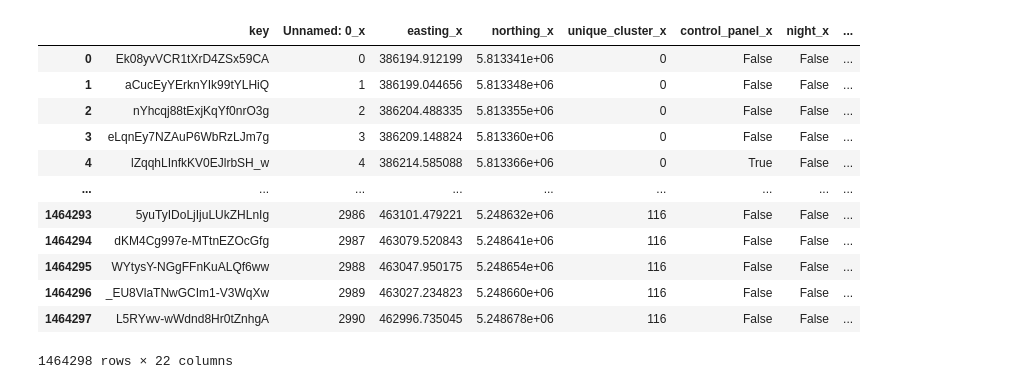
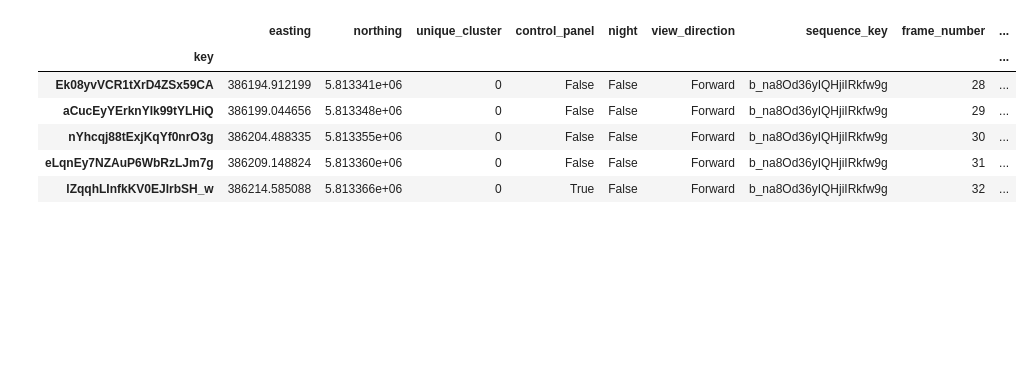
Before and after one commit to MockaWolke/SVI_Model_ToolBox, a Jupyter notebook: view_directions_sequence/analyse_data.ipynb, the cells around one changed output. Cells and saved outputs as stored; diff of their text form; code cells hidden in the pictures; blank space fills up the shorter version.

```diff
--- a/view_directions_sequence/analyse_data.ipynb
+++ b/view_directions_sequence/analyse_data.ipynb
@@ -155,16 +59,11 @@ df["Uni"]
-# %%
-df
-# %% [output]
-|  | key | Unnamed: 0_x | easting_x | northing_x | unique_cluster_x | control_panel_x | night_x | ... |
-| 0 | Ek08yvVCR1tXrD4ZSx59CA | 0 | 386194.912199 | 5.813341e+06 | 0 | False | False | ... |
-| 1 | aCucEyYErknYIk99tYLHiQ | 1 | 386199.044656 | 5.813348e+06 | 0 | False | False | ... |
-| 2 | nYhcqj88tExjKqYf0nrO3g | 2 | 386204.488335 | 5.813355e+06 | 0 | False | False | ... |
-| 3 | eLqnEy7NZAuP6WbRzLJm7g | 3 | 386209.148824 | 5.813360e+06 | 0 | False | False | ... |
-| 4 | lZqqhLInfkKV0EJlrbSH_w | 4 | 386214.585088 | 5.813366e+06 | 0 | True | False | ... |
-| ... | ... | ... | ... | ... | ... | ... | ... | ... |
-| 1464293 | 5yuTyIDoLjIjuLUkZHLnIg | 2986 | 463101.479221 | 5.248632e+06 | 116 | False | False | ... |
-| 1464294 | dKM4Cg997e-MTtnEZOcGfg | 2987 | 463079.520843 | 5.248641e+06 | 116 | False | False | ... |
-| 1464295 | WYtysY-NGgFFnKuALQf6ww | 2988 | 463047.950175 | 5.248654e+06 | 116 | False | False | ... |
-| 1464296 | _EU8VlaTNwGCIm1-V3WqXw | 2989 | 463027.234823 | 5.248660e+06 | 116 | False | False | ... |
-| 1464297 | L5RYwv-wWdnd8Hr0tZnhgA | 2990 | 462996.735045 | 5.248678e+06 | 116 | False | False | ... |
-1464298 rows × 22 columns
+# %%
+df = pd.read_feather("prelim.feather").set_index("key")
+df.head()
+# %% [output]
+|  | easting | northing | unique_cluster | control_panel | night | view_direction | sequence_key | frame_number | ... |
+| key |  |  |  |  |  |  |  |  | ... |
+| Ek08yvVCR1tXrD4ZSx59CA | 386194.912199 | 5.813341e+06 | 0 | False | False | Forward | b_na8Od36yIQHjiIRkfw9g | 28 | ... |
+| aCucEyYErknYIk99tYLHiQ | 386199.044656 | 5.813348e+06 | 0 | False | False | Forward | b_na8Od36yIQHjiIRkfw9g | 29 | ... |
+| nYhcqj88tExjKqYf0nrO3g | 386204.488335 | 5.813355e+06 | 0 | False | False | Forward | b_na8Od36yIQHjiIRkfw9g | 30 | ... |
+| eLqnEy7NZAuP6WbRzLJm7g | 386209.148824 | 5.813360e+06 | 0 | False | False | Forward | b_na8Od36yIQHjiIRkfw9g | 31 | ... |
+| lZqqhLInfkKV0EJlrbSH_w | 386214.585088 | 5.813366e+06 | 0 | True | False | Forward | b_na8Od36yIQHjiIRkfw9g | 32 | ... |
```
Also changed, not shown: parts of 25 cells of this notebook, 2 other files.
